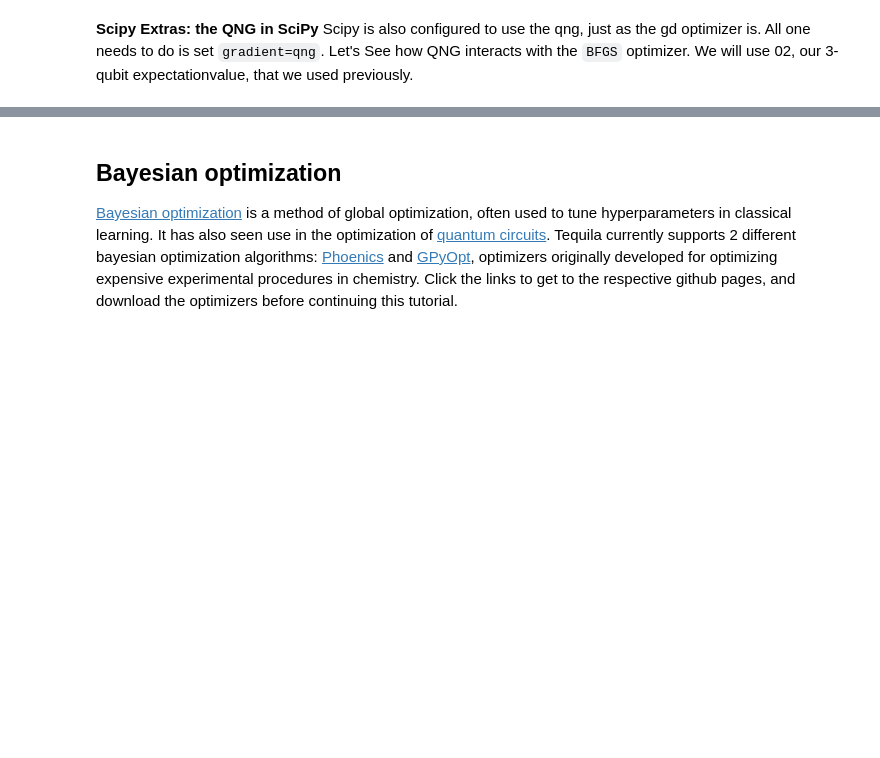
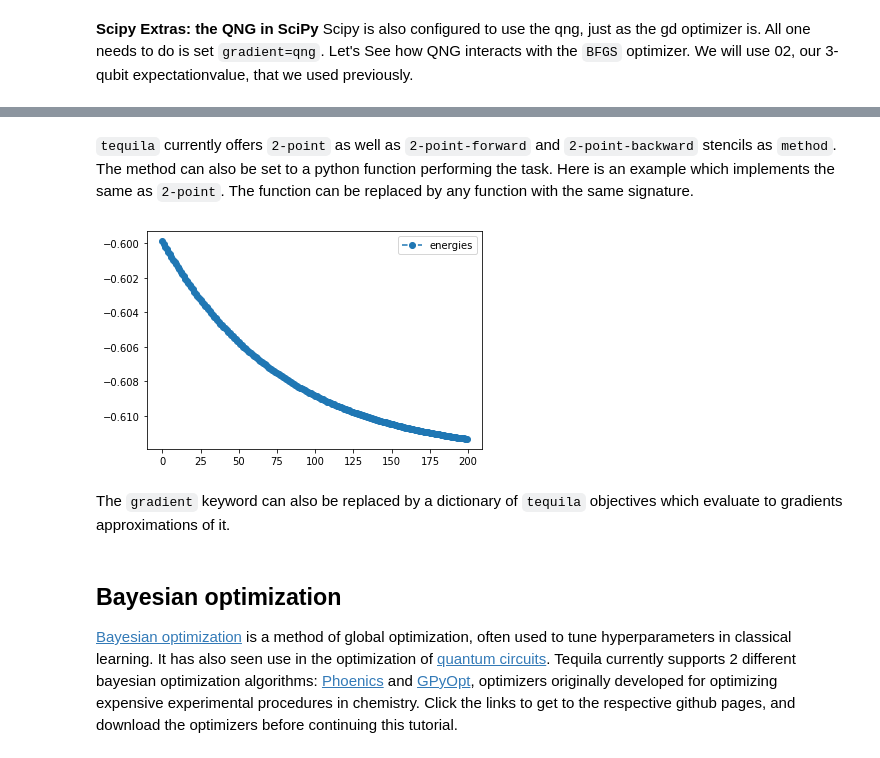
Before and after one commit to tequilahub/tequila, a Jupyter notebook: tutorials/Optimizer_Tutorial.ipynb, the cells around one changed output, grey strips where cells are left out. Drawn from its saved outputs; the diff is of its cells as text; code cells hidden in the pictures; blank space fills up the shorter version.

```diff
--- a/tutorials/Optimizer_Tutorial.ipynb
+++ b/tutorials/Optimizer_Tutorial.ipynb
@@ -345,3 +508,45 @@ print('optimal angles without qng: ',bfgs_noqng_result.angles)
+# %% [markdown]
+`tequila` currently offers `2-point` as well as `2-point-forward` and `2-point-backward` stencils as `method`.
+The method can also be set to a python function performing the task. Here is an example which implements the same as `2-point`. The function can be replaced by any function with the same signature.
+# %%
+import copy
+def my_finite_difference_stencil(obj, var_vals, key, step, *args, **kwargs):
+        """
+        calculate objective gradient by symmetric shifts about a point.
+        Parameters
+        ----------
+        obj: Objective:
+            objective to call.
+        var_vals:
+            variables to feed to the objective.
+        key:
+            which variable to shift, i.e, which variable's gradient is being called.
+        step:
+            the size of the shift; a small float.
+        args
+        kwargs
+
+        Returns
+        -------
+        float:
+            the approximated gradient of obj w.r.t variable key at point var_vals[key] as a float.
+
+        """
+        left = copy.deepcopy(var_vals)
+        left[key] += step / 2
+        right = copy.deepcopy(var_vals)
+        right[key] -= step / 2
+        return 1.0 / step * (obj(left, *args, **kwargs) - obj(right, *args, **kwargs))
+
+num_result = tq.minimize(objective=O2,
+                     gradient={"method":my_finite_difference_stencil, "stepsize":1.e-4},
+                     method='sgd', maxiter=200,lr=lr,
+                     initial_values=0.1, silent=True)
+num_result.history.plot('energies')
+# %% [output]
+[figure, added]
+# %% [markdown]
+The `gradient` keyword can also be replaced by a dictionary of `tequila` objectives which evaluate to gradients approximations of it.
 # %% [markdown]
 ## Bayesian optimization
 
```
Also changed, not shown: parts of 37 cells of this notebook, 4 other files.
